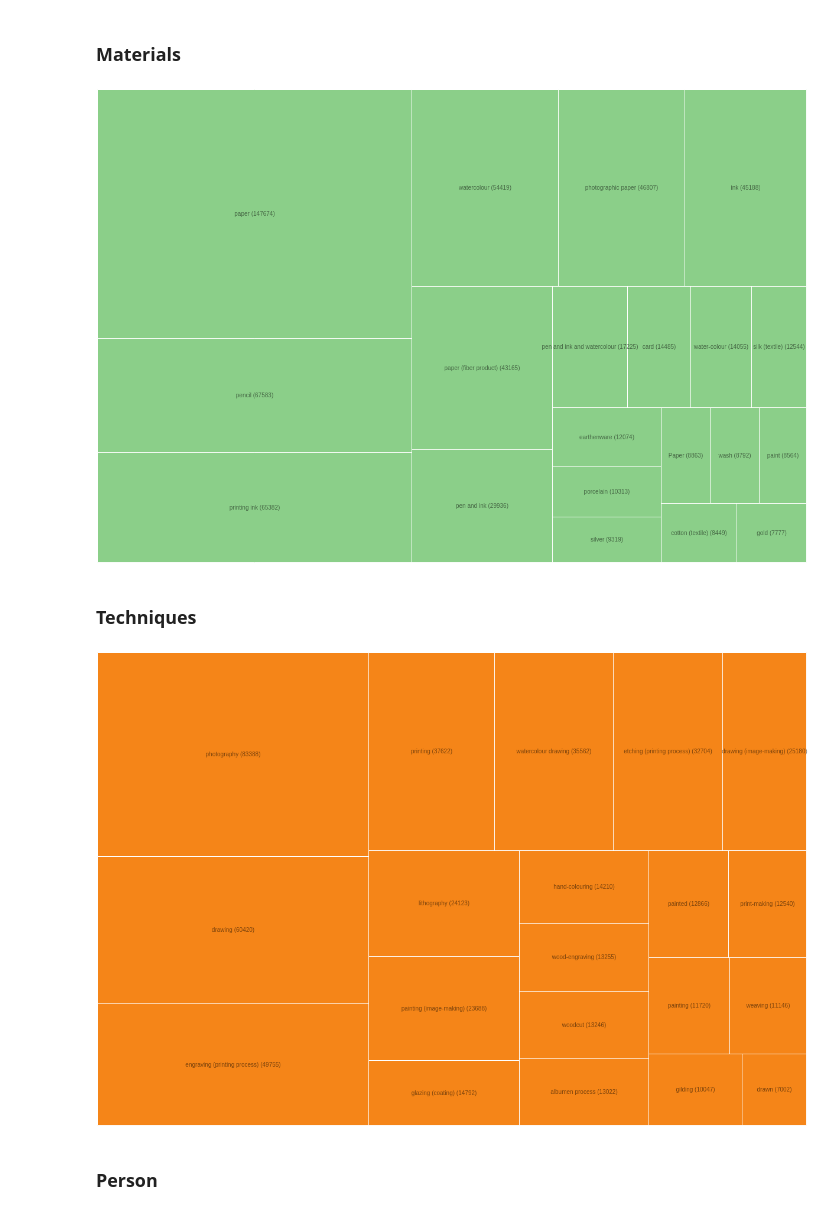
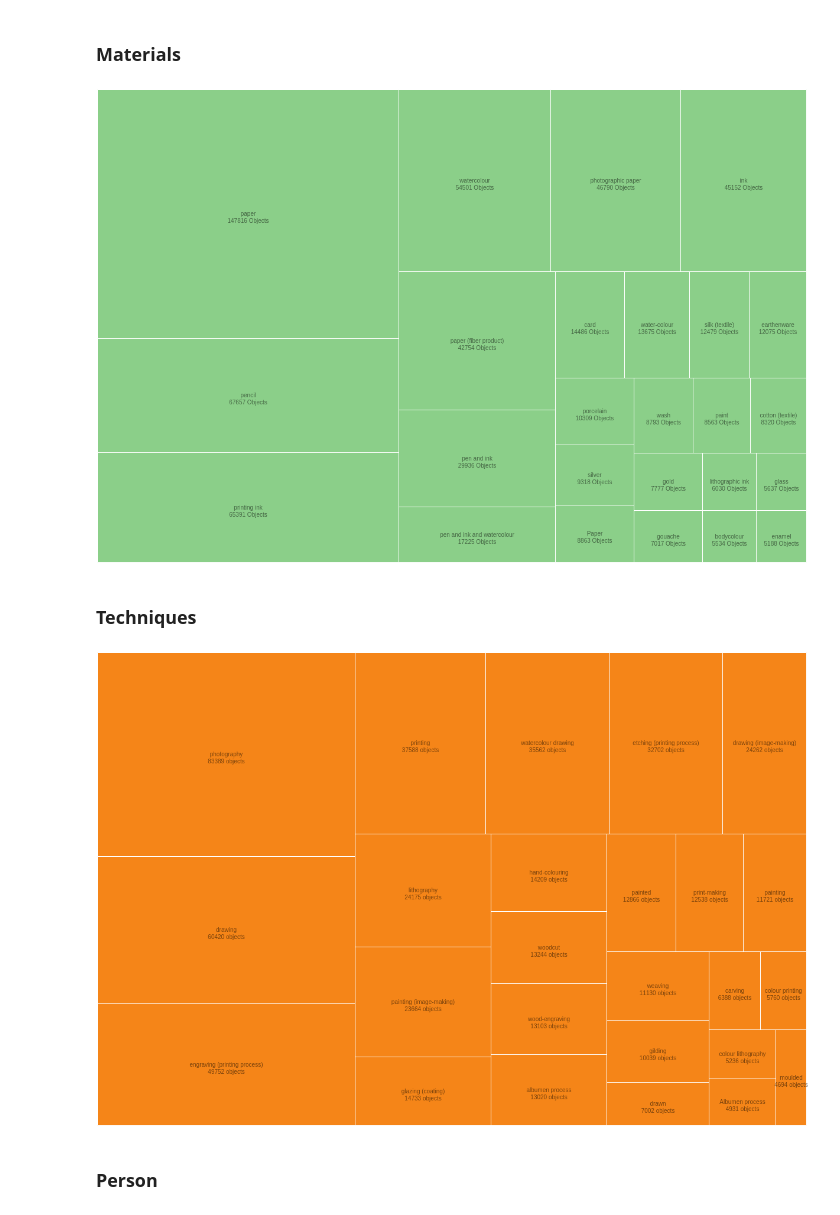
Before and after one commit to vanda/etc-docs, a Jupyter notebook: api-book/api-book/clusters/introduction-clusters.ipynb, the cells around one changed output. Drawn from its saved outputs; the diff is of its cells as text; code cells hidden in the pictures.

```diff
--- a/api-book/api-book/clusters/introduction-clusters.ipynb
+++ b/api-book/api-book/clusters/introduction-clusters.ipynb
@@ -47,7 +51,7 @@ def Vega(spec):
 
 def treemap(clusters, cluster_name, colour = "blue"):
 
-  clusters_json = [{"id": index+1, "name": "%s (%s)" % (x["value"], x["count"]), "parent": '0', "value": x["count"]} for index, x in enumerate(clusters)]
+  clusters_json = [{"id": index+1, "name": [x["value"], "%d objects" % x["count"]], "parent": '0', "value": x["count"]} for index, x in enumerate(clusters)]
   clusters_json.insert(0, {"id": 0, "value": 0, "name": cluster_name})
 
   Vega({
@@ -175,22 +179,19 @@ def treemap(clusters, cluster_name, colour = "blue"):
 ### Materials
 # %%
 import requests
-req = requests.get('https://api.vam.ac.uk/v2/objects/clusters/material/search')
-object_clusters = req.json()
-materials = object_clusters["terms"]
-treemap(materials, "Materials", "#8bcf89")
+req = requests.get('https://api.vam.ac.uk/v2/objects/clusters/material/search?cluster_size=25')
+# Of course, in a real use case, error handling in case of no results should be added here instead of passing results directly to the treemap function
+treemap(req.json(), "Materials", "#8bcf89")
 # %% [output]
-[figure, old version]
+[figure, new version]
 # %% [markdown]
 ### Techniques
 # %%
 import requests
-req = requests.get('https://api.vam.ac.uk/v2/objects/clusters/technique/search')
-object_clusters= req.json()
-techniques = object_clusters["terms"]
-treemap(techniques, "Techniques", "#f58518")
+req = requests.get('https://api.vam.ac.uk/v2/objects/clusters/technique/search?cluster_size=25')
+treemap(req.json(), "Top 25 Techniques", "#f58518")
 # %% [output]
-[figure, old version]
+[figure, new version]
 # %% [markdown]
 ### Person
 # %%
```
Also changed, not shown: parts of 30 cells of this notebook, 25 other files.
